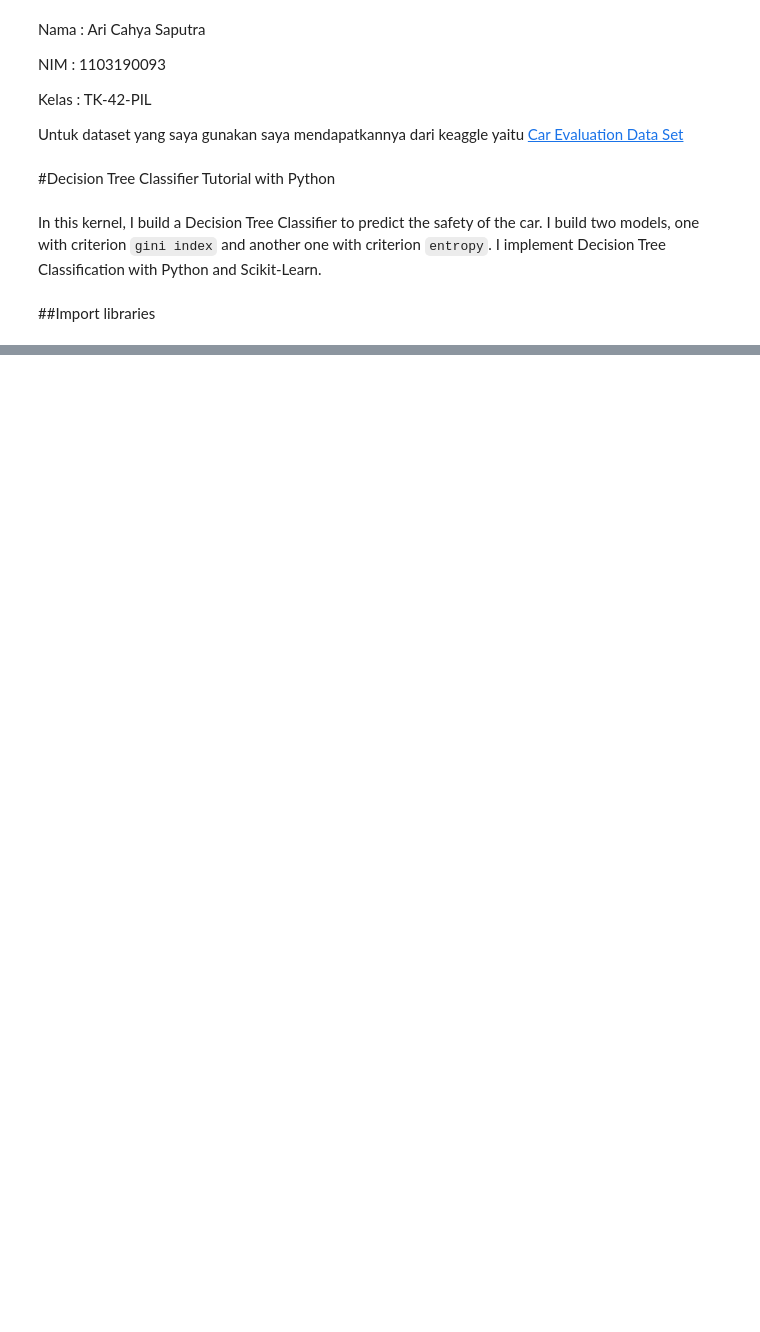
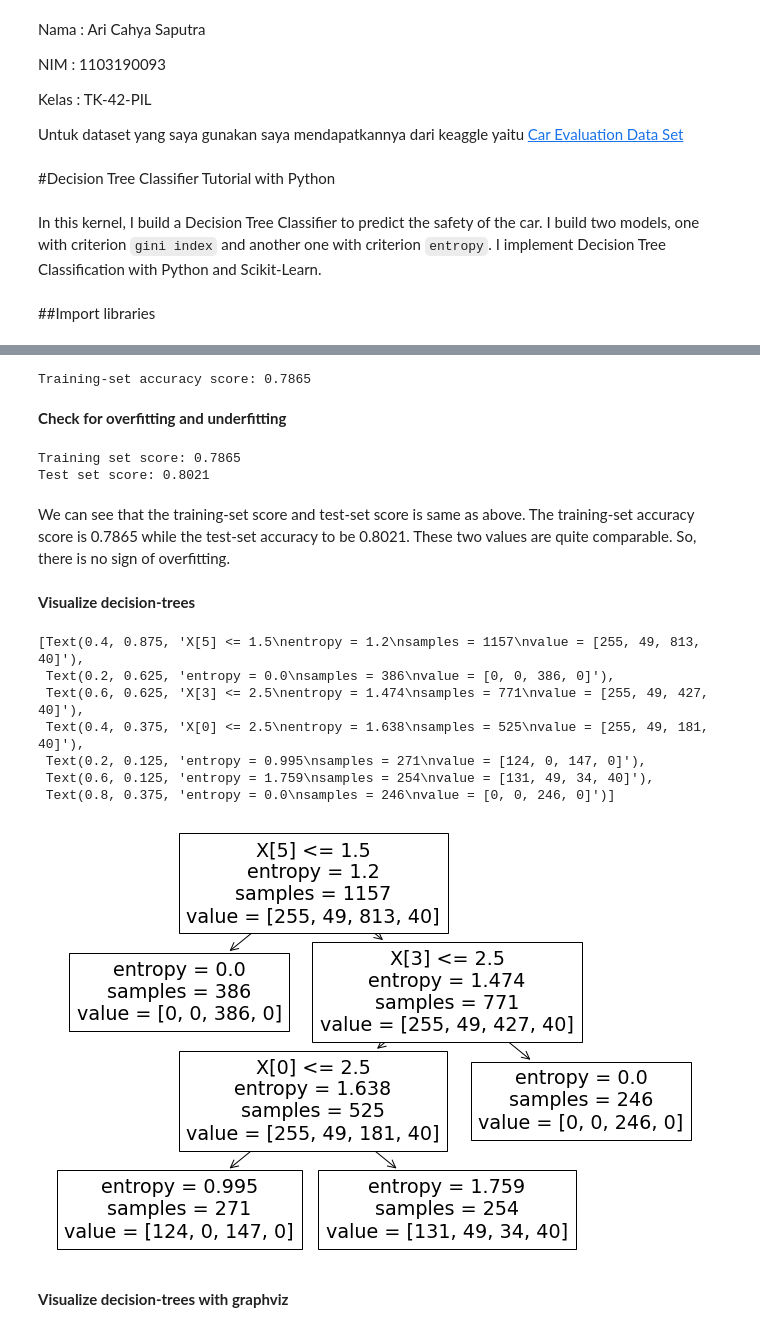
Before and after one commit to aricahyasaputra/machine-learning-course-assigment, a Jupyter notebook: Minggu 3 KNN/Tugas_Minggu_3_Decision_Tree_Classifier_Kaggle.ipynb, the cells around one changed output, grey strips where cells are left out. Drawn from its saved outputs; the diff is of its cells as text; code cells hidden in the pictures; blank space fills up the shorter version.

```diff
--- a/Minggu 3 KNN/Tugas_Minggu_3_Decision_Tree_Classifier_Kaggle.ipynb
+++ b/Minggu 3 KNN/Tugas_Minggu_3_Decision_Tree_Classifier_Kaggle.ipynb
@@ -40,0 +391,8 @@ for dirname, _, filenames in os.walk('/kaggle/input'):
+# %%
+# instantiate the DecisionTreeClassifier model with criterion entropy
+
+clf_en = DecisionTreeClassifier(criterion='entropy', max_depth=3, random_state=0)
+
+
+# fit the model
+clf_en.fit(X_train, y_train)
@@ -40,0 +424,36 @@ for dirname, _, filenames in os.walk('/kaggle/input'):
+# %%
+print('Training-set accuracy score: {0:0.4f}'. format(accuracy_score(y_train, y_pred_train_en)))
+# %% [output]
+Training-set accuracy score: 0.7865
+# %% [markdown]
+**Check for overfitting and underfitting**
+# %%
+# print the scores on training and test set
+
+print('Training set score: {:.4f}'.format(clf_en.score(X_train, y_train)))
+
+print('Test set score: {:.4f}'.format(clf_en.score(X_test, y_test)))
+# %% [output]
+Training set score: 0.7865
+Test set score: 0.8021
+# %% [markdown]
+We can see that the training-set score and test-set score is same as above. The training-set accuracy score is 0.7865 while the test-set accuracy to be 0.8021. These two values are quite comparable. So, there is no sign of overfitting.
+# %% [markdown]
+**Visualize decision-trees**
+# %%
+plt.figure(figsize=(12,8))
+
+from sklearn import tree
+
+tree.plot_tree(clf_en.fit(X_train, y_train))
+# %% [output]
+[Text(0.4, 0.875, 'X[5] <= 1.5\nentropy = 1.2\nsamples = 1157\nvalue = [255, 49, 813, 40]'),
+ Text(0.2, 0.625, 'entropy = 0.0\nsamples = 386\nvalue = [0, 0, 386, 0]'),
+ Text(0.6, 0.625, 'X[3] <= 2.5\nentropy = 1.474\nsamples = 771\nvalue = [255, 49, 427, 40]'),
+ Text(0.4, 0.375, 'X[0] <= 2.5\nentropy = 1.638\nsamples = 525\nvalue = [255, 49, 181, 40]'),
+ Text(0.2, 0.125, 'entropy = 0.995\nsamples = 271\nvalue = [124, 0, 147, 0]'),
+ Text(0.6, 0.125, 'entropy = 1.759\nsamples = 254\nvalue = [131, 49, 34, 40]'),
+ Text(0.8, 0.375, 'entropy = 0.0\nsamples = 246\nvalue = [0, 0, 246, 0]')]
+[figure, added]
+# %% [markdown]
+**Visualize decision-trees with graphviz**
```
Also changed, not shown: parts of 90 cells of this notebook.
